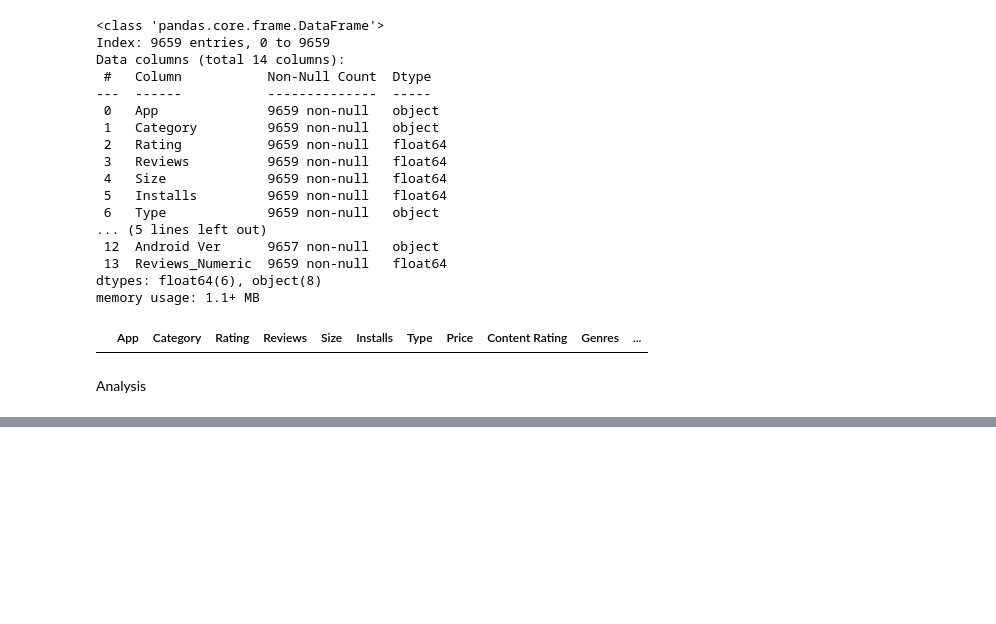
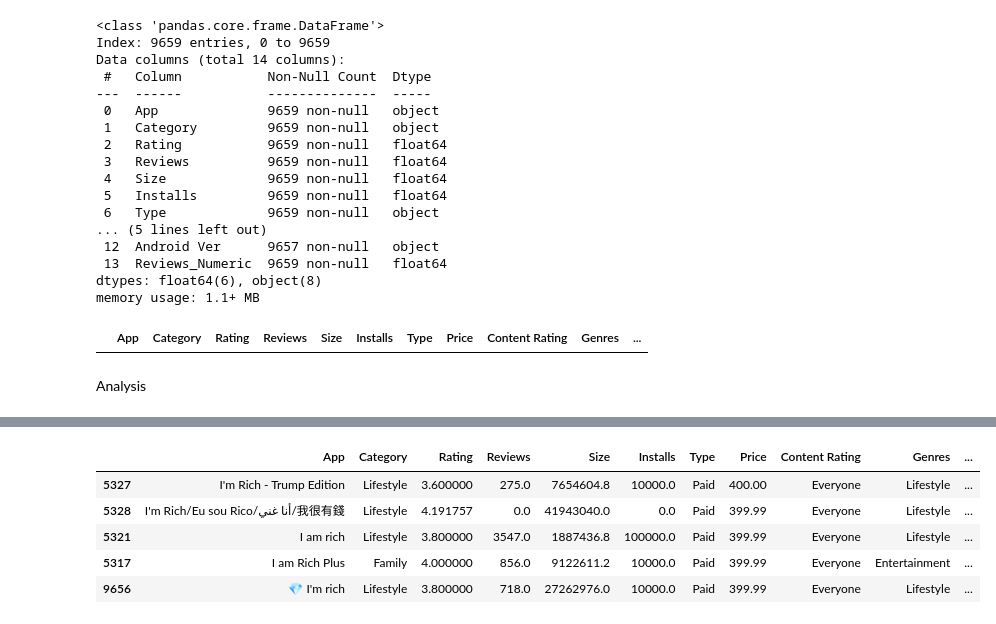
Before and after one commit to AgentXCross/PythonDS-ML, a Jupyter notebook: Projects/Notebooks/google.ipynb, the cells around one changed output, grey strips where cells are left out. Drawn from its saved outputs; the diff is of its cells as text; code cells hidden in the pictures; blank space fills up the shorter version.

```diff
--- a/Projects/Notebooks/google.ipynb
+++ b/Projects/Notebooks/google.ipynb
@@ -522,0 +560,10 @@ Analysis
+# %%
+#Which category does the most expensive app belong to
+df.sort_values(by = 'Price', ascending = False).head()
+# %% [output]
+|  | App | Category | Rating | Reviews | Size | Installs | Type | Price | Content Rating | Genres | ... |
+| 5327 | I'm Rich - Trump Edition | Lifestyle | 3.600000 | 275.0 | 7654604.8 | 10000.0 | Paid | 400.00 | Everyone | Lifestyle | ... |
+| 5328 | I'm Rich/Eu sou Rico/أنا غني/我很有錢 | Lifestyle | 4.191757 | 0.0 | 41943040.0 | 0.0 | Paid | 399.99 | Everyone | Lifestyle | ... |
+| 5321 | I am rich | Lifestyle | 3.800000 | 3547.0 | 1887436.8 | 100000.0 | Paid | 399.99 | Everyone | Lifestyle | ... |
+| 5317 | I am Rich Plus | Family | 4.000000 | 856.0 | 9122611.2 | 10000.0 | Paid | 399.99 | Everyone | Entertainment | ... |
+| 9656 | 💎 I'm rich | Lifestyle | 3.800000 | 718.0 | 27262976.0 | 10000.0 | Paid | 399.99 | Everyone | Lifestyle | ... |
```
Also changed, not shown: parts of 12 cells of this notebook.
